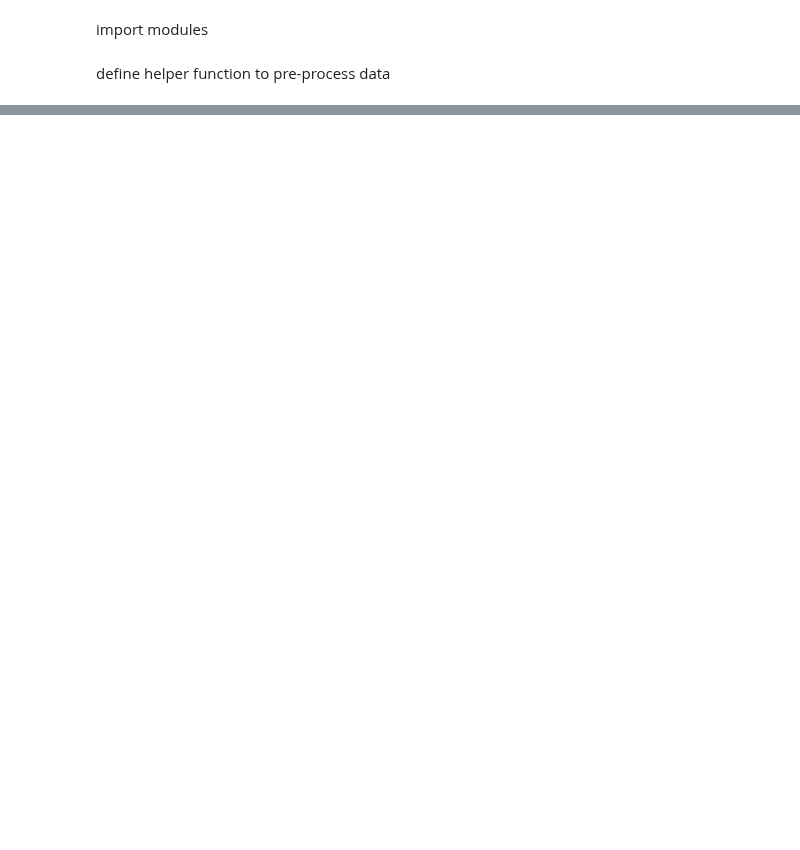
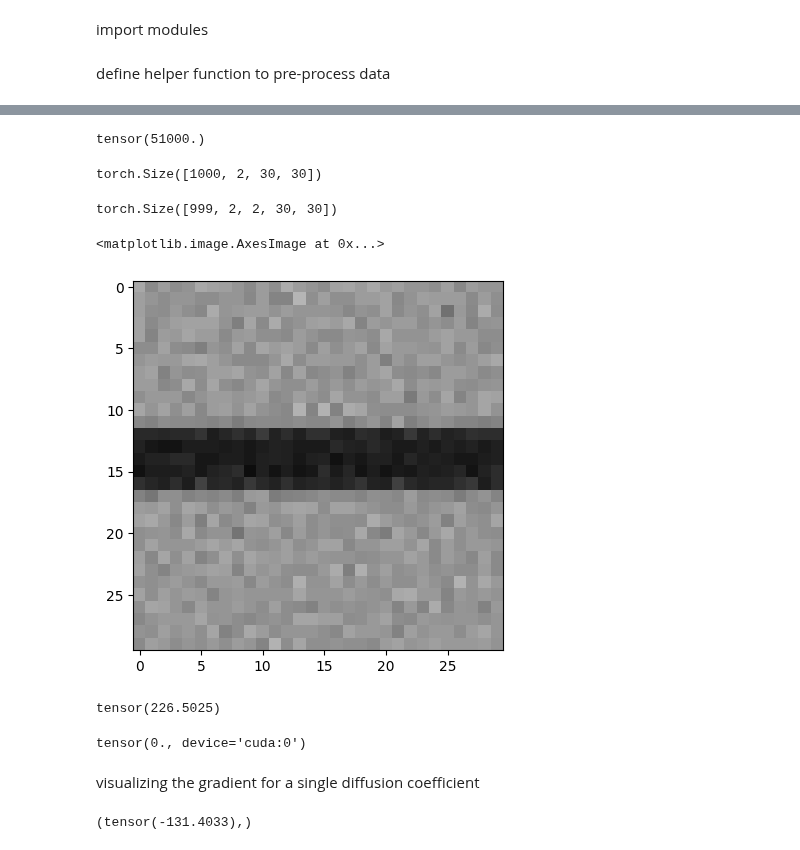
Before and after one commit to JanSchering/Thesis, a Jupyter notebook: fhn_model/Experiment_1.ipynb, the cells around one changed output, grey strips where cells are left out. Cells and saved outputs as stored; diff of their text form; code cells hidden in the pictures; blank space fills up the shorter version.

```diff
--- a/fhn_model/Experiment_1.ipynb
+++ b/fhn_model/Experiment_1.ipynb
@@ -32,0 +35,37 @@ def chop_and_shuffle_data(sequence, shuffle=True):
+# %%
+grid = t.zeros((2,30,30))
+grid[:] = 50
+grid[0,12:17] = 90
+N = 100
+num_steps = 1_000
+DA = 0.1
+DB = 0.4
+t.sum(grid[0])
+# %% [output]
+tensor(51000.)
+# %%
+grid = grid.cuda().float()
+sequence = t.zeros((num_steps, *grid.shape))
+
+for i in tqdm(range(num_steps)):
+    sequence[i] = grid.detach().clone()
+    #display.clear_output(wait=True)
+    #plt.cla()
+    #plt.imshow(grid[0].cpu(), cmap="Greys", interpolation="nearest", vmin=0, vmax=100)
+    #display.display(plt.gcf())
+    grid = diffuse(grid, N, DA, DB)
+# %%
+sequence.shape
+# %% [output]
+torch.Size([1000, 2, 30, 30])
+# %%
+dataset = chop_and_shuffle_data(sequence=sequence)
+# %%
+dataset.shape
+# %% [output]
+torch.Size([999, 2, 2, 30, 30])
+# %%
+plt.imshow(dataset[998,0,0].cpu(), cmap="Greys", interpolation="nearest", vmin=0, vmax=100)
+# %% [output]
+<matplotlib.image.AxesImage at 0x...>
+[figure, added]
@@ -32,0 +75,6 @@ def chop_and_shuffle_data(sequence, shuffle=True):
+# %%
+X = dataset[:,0]
+Y_obs = dataset[:,1]
+print(MSE(X,Y_obs))
+# %% [output]
+tensor(226.5025)
@@ -32,0 +90,6 @@ def chop_and_shuffle_data(sequence, shuffle=True):
+# %%
+print(dist(X, Y_obs, Y_obs))
+# %% [output]
+tensor(0., device='cuda:0')
+# %% [markdown]
+visualizing the gradient for a single diffusion coefficient
@@ -32,0 +104,4 @@ def chop_and_shuffle_data(sequence, shuffle=True):
+# %%
+t.autograd.grad(val, D_A)
+# %% [output]
+(tensor(-131.4033),)
```
Also changed, not shown: parts of 15 cells of this notebook, 4 other files.
